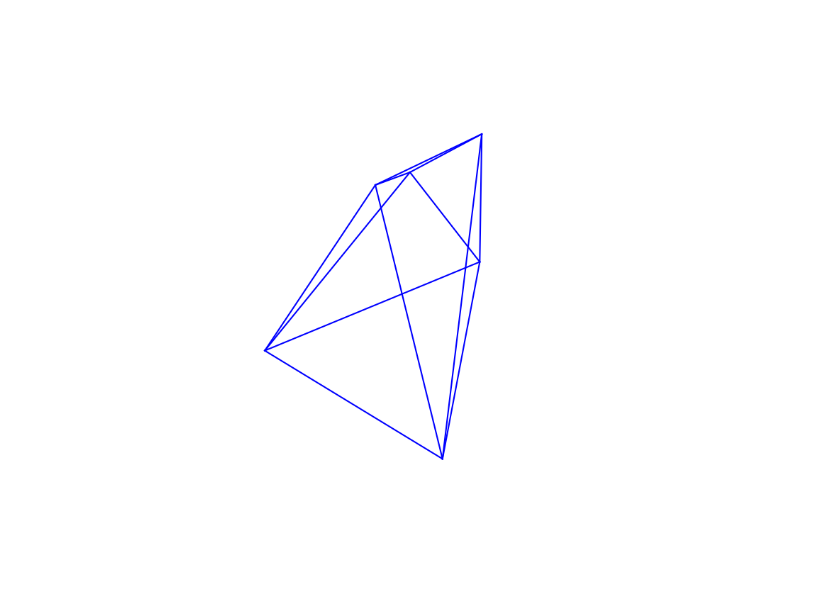
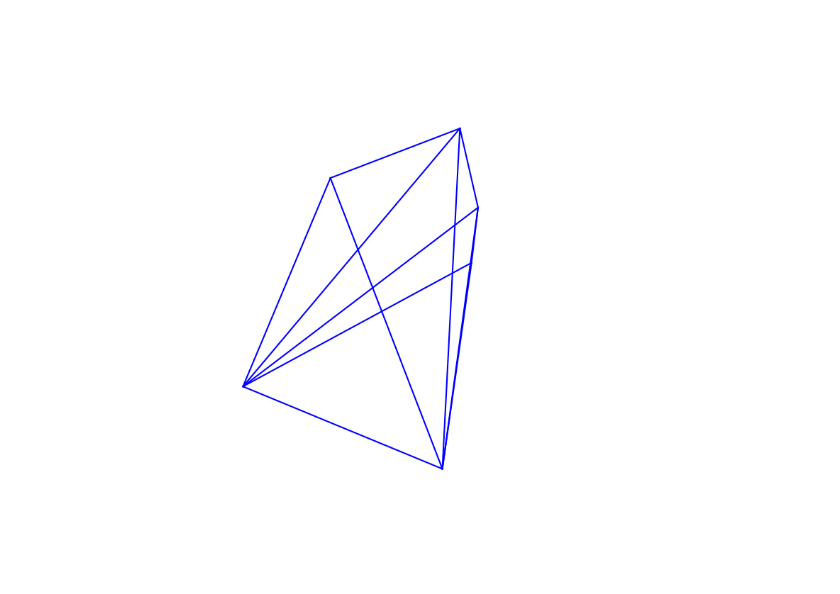
Before and after one commit to Sultanow/polytopes, a Jupyter notebook: python/notebooks/case_5d.ipynb, the cells around one changed output. Drawn from its saved outputs; the diff is of its cells as text; code cells hidden in the pictures.

```diff
--- a/python/notebooks/case_5d.ipynb
+++ b/python/notebooks/case_5d.ipynb
@@ -3,7 +3,8 @@ import numpy as np
 import matplotlib.pyplot as plt
 import cdd
 
-V = np.array([[-2, 3, 1, -3, 0], [1, -2, -1, 2, 0], [4, -4, 1,  2, -2], [1, 2, 3, 0, -1], [-3, 3, -1, -2, 2], [1, 2, 3, -3, -1], [-2, -1, -3, 0, 2]])
+#V = np.array([[-2, 3, 1, -3, 0], [1, -2, -1, 2, 0], [4, -4, 1,  2, -2], [1, 2, 3, 0, -1], [-3, 3, -1, -2, 2], [1, 2, 3, -3, -1], [-2, -1, -3, 0, 2]])
+V = np.array([[4, -2, 3, 2, -3], [1, -2, -1, 2, 0], [4, -4, 1, 2, -2], [1, 2, 3, 0, -1], [-3, 3, -1, -2, 2], [1, 2, 3, -3, -1], [-2, -4, -5, 2, 1]])
 
 #project the 5D polyhedron to 3D
 #see: https://math.stackexchange.com/questions/2677864/how-to-project-5d-to-3d
@@ -33,34 +34,34 @@ adjacencies = [list(x) for x in poly.get_input_adjacency()]
 # store the edges in a matrix (giving the indices of the points)
 edges = [None]*(num_verts-1)
 for i,indices in enumerate(adjacencies[:-1]):
     indices = list(filter(lambda x: x>i, indices))
     l = len(indices)
     col1 = np.full((l, 1), i)
     indices = np.reshape(indices, (l, 1))
     edges[i] = np.hstack((col1, indices))
 Edges = np.vstack(tuple(edges)).astype(int)
 
 num_edges = Edges.shape[0]
 
 # plot
 fig = plt.figure(figsize=(10, 10))
 ax = fig.add_subplot(111, projection="3d")
 
 start = V[Edges[:,0]]
 end = V[Edges[:,1]]
 
 for i in range(num_edges):
     ax.plot(
         [start[i,0], end[i,0]],
         [start[i,1], end[i,1]],
         [start[i,2], end[i,2]],
         "blue"
     )
 
 plt.axis('off')
 plt.show()
 # %% [output]
-[figure, old version]
+[figure, new version]
 # %%
 import numpy as np
 import plotly.graph_objects as go
```
